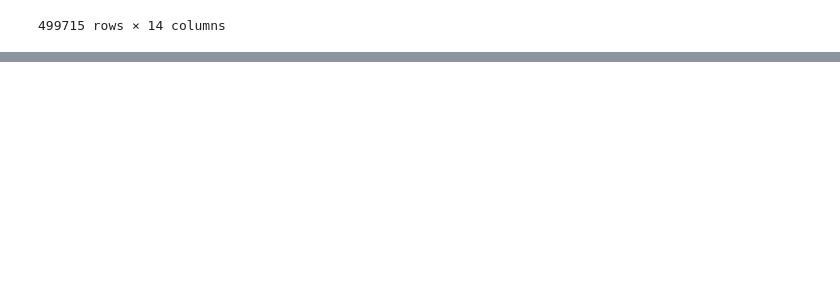
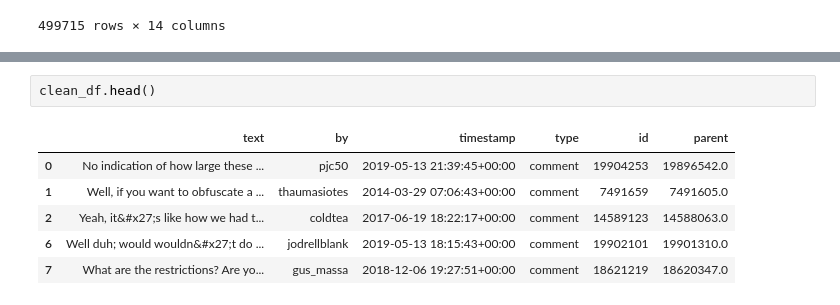
Before and after one commit to Build-Week-SaltiestHackerNewsTrolls2/ds, a Jupyter notebook: Saltiest_Hacker_Pandas_DF_and_Data_Cleaning.ipynb, the cells around one changed output, grey strips where cells are left out. Saved outputs shown, nothing was run; the diff lists cells and outputs as text; blank space fills up the shorter version.

```diff
--- a/Saltiest_Hacker_Pandas_DF_and_Data_Cleaning.ipynb
+++ b/Saltiest_Hacker_Pandas_DF_and_Data_Cleaning.ipynb
@@ -164,0 +178,9 @@ SyntaxError: ignored
+# %%
+clean_df.head()
+# %% [output]
+|  | text | by | timestamp | type | id | parent |
+| 0 | No indication of how large these ... | pjc50 | 2019-05-13 21:39:45+00:00 | comment | 19904253 | 19896542.0 |
+| 1 | Well, if you want to obfuscate a ... | thaumasiotes | 2014-03-29 07:06:43+00:00 | comment | 7491659 | 7491605.0 |
+| 2 | Yeah, it&#x27;s like how we had t... | coldtea | 2017-06-19 18:22:17+00:00 | comment | 14589123 | 14588063.0 |
+| 6 | Well duh; would wouldn&#x27;t do ... | jodrellblank | 2019-05-13 18:15:43+00:00 | comment | 19902101 | 19901310.0 |
+| 7 | What are the restrictions? Are yo... | gus_massa | 2018-12-06 19:27:51+00:00 | comment | 18621219 | 18620347.0 |
```
Also changed, not shown: parts of 15 cells of this notebook.
